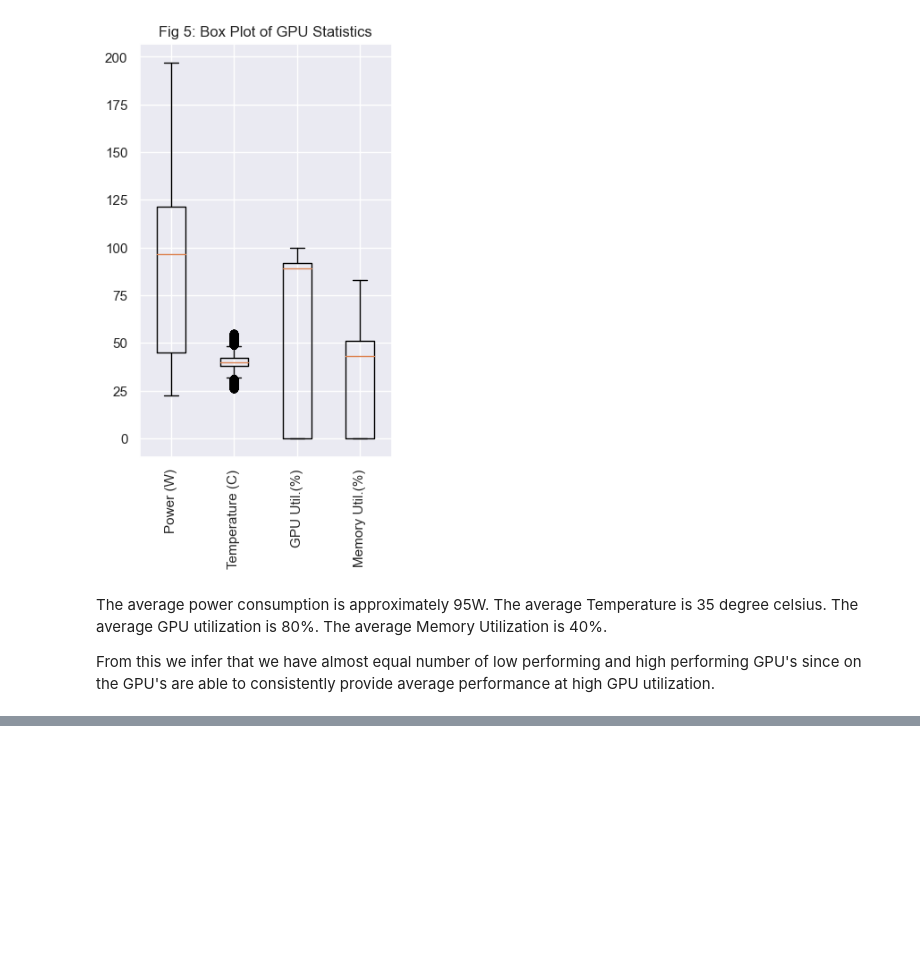
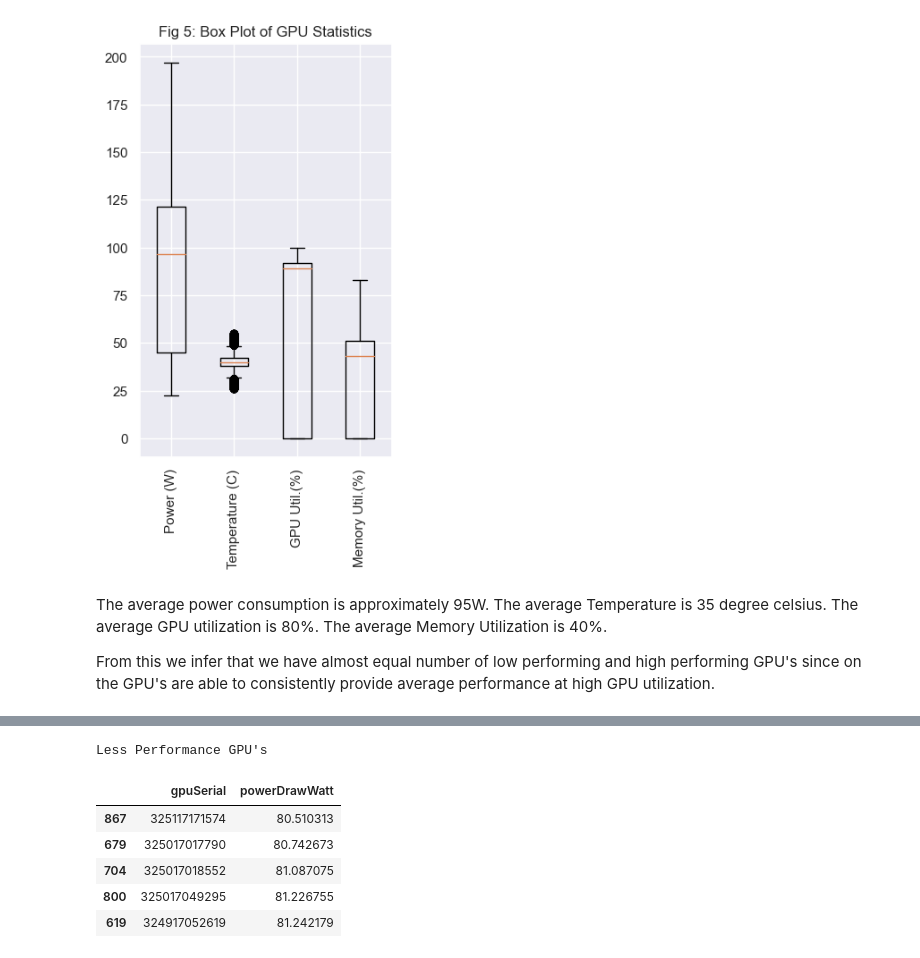
Before and after one commit to mustang-raven999/terapixel, a Jupyter notebook: terapixel.ipynb, the cells around one changed output, grey strips where cells are left out. Drawn from its saved outputs; the diff is of its cells as text; code cells hidden in the pictures; blank space fills up the shorter version.

```diff
--- a/terapixel.ipynb
+++ b/terapixel.ipynb
@@ -245,0 +262,13 @@ From this we infer that we have almost equal number of low performing and high p
+# %%
+gpu_pow = gpu_pow.sort_values(by = 'powerDrawWatt')
+print("Less Performance GPU's")
+df1 = gpu_pow.head(5)
+df1
+# %% [output]
+Less Performance GPU's
+|  | gpuSerial | powerDrawWatt |
+| 867 | 325117171574 | 80.510313 |
+| 679 | 325017017790 | 80.742673 |
+| 704 | 325017018552 | 81.087075 |
+| 800 | 325017049295 | 81.226755 |
+| 619 | 324917052619 | 81.242179 |
```
Also changed, not shown: parts of 9 cells of this notebook.
